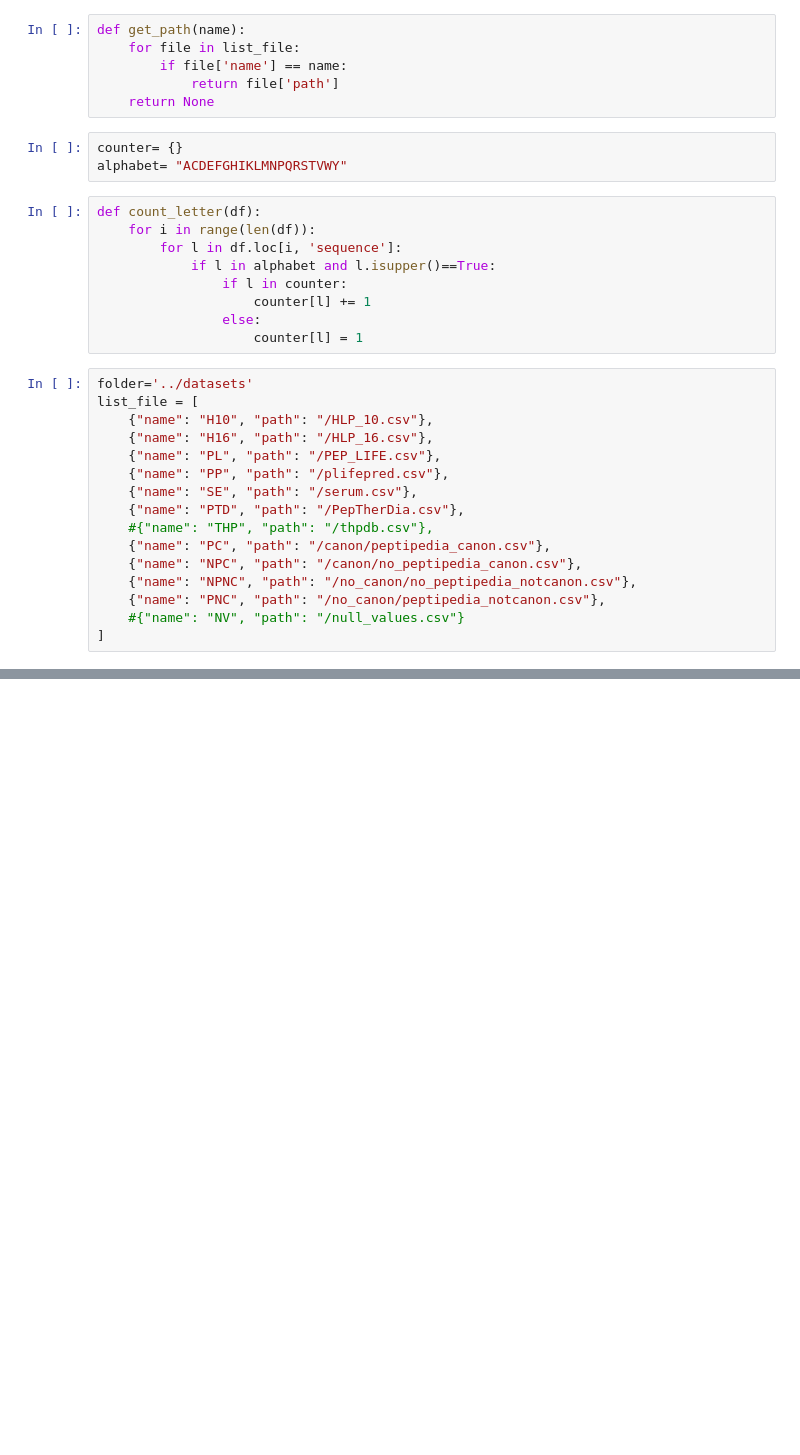
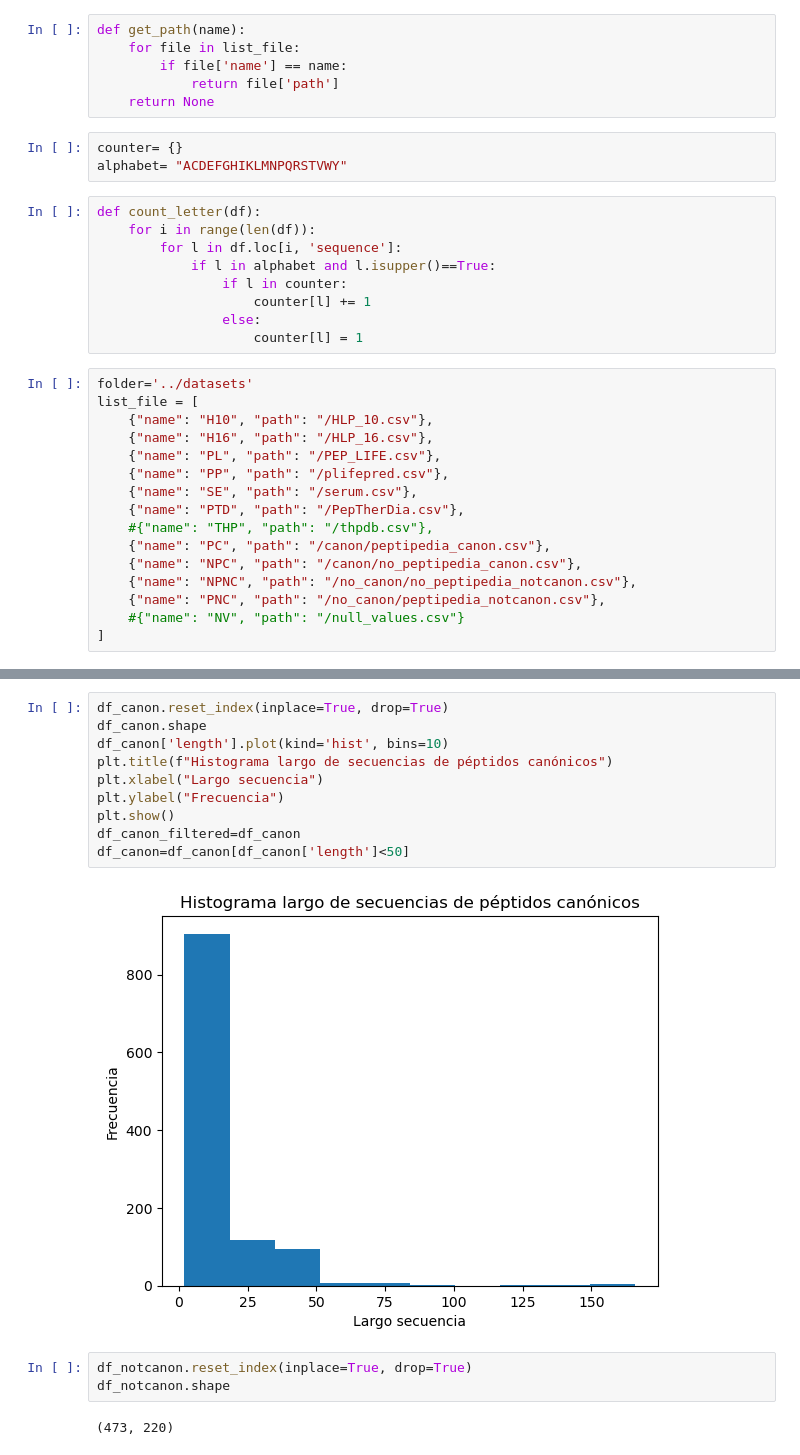
Before and after one commit to Jmartingar/Code, a Jupyter notebook: scripts/analysis.ipynb, the cells around one changed output, grey strips where cells are left out. Cells and saved outputs as stored; diff of their text form; blank space fills up the shorter version.

```diff
--- a/scripts/analysis.ipynb
+++ b/scripts/analysis.ipynb
@@ -137,0 +177,17 @@ Tamaño sin null: (711, 4)
+# %%
+df_canon.reset_index(inplace=True, drop=True)
+df_canon.shape
+df_canon['length'].plot(kind='hist', bins=10)
+plt.title(f"Histograma largo de secuencias de péptidos canónicos")
+plt.xlabel("Largo secuencia")
+plt.ylabel("Frecuencia")
+plt.show()
+df_canon_filtered=df_canon
+df_canon=df_canon[df_canon['length']<50]
+# %% [output]
+[figure, added]
+# %%
+df_notcanon.reset_index(inplace=True, drop=True)
+df_notcanon.shape
+# %% [output]
+(473, 220)
```
Also changed, not shown: parts of 14 cells of this notebook, 18 other files.
